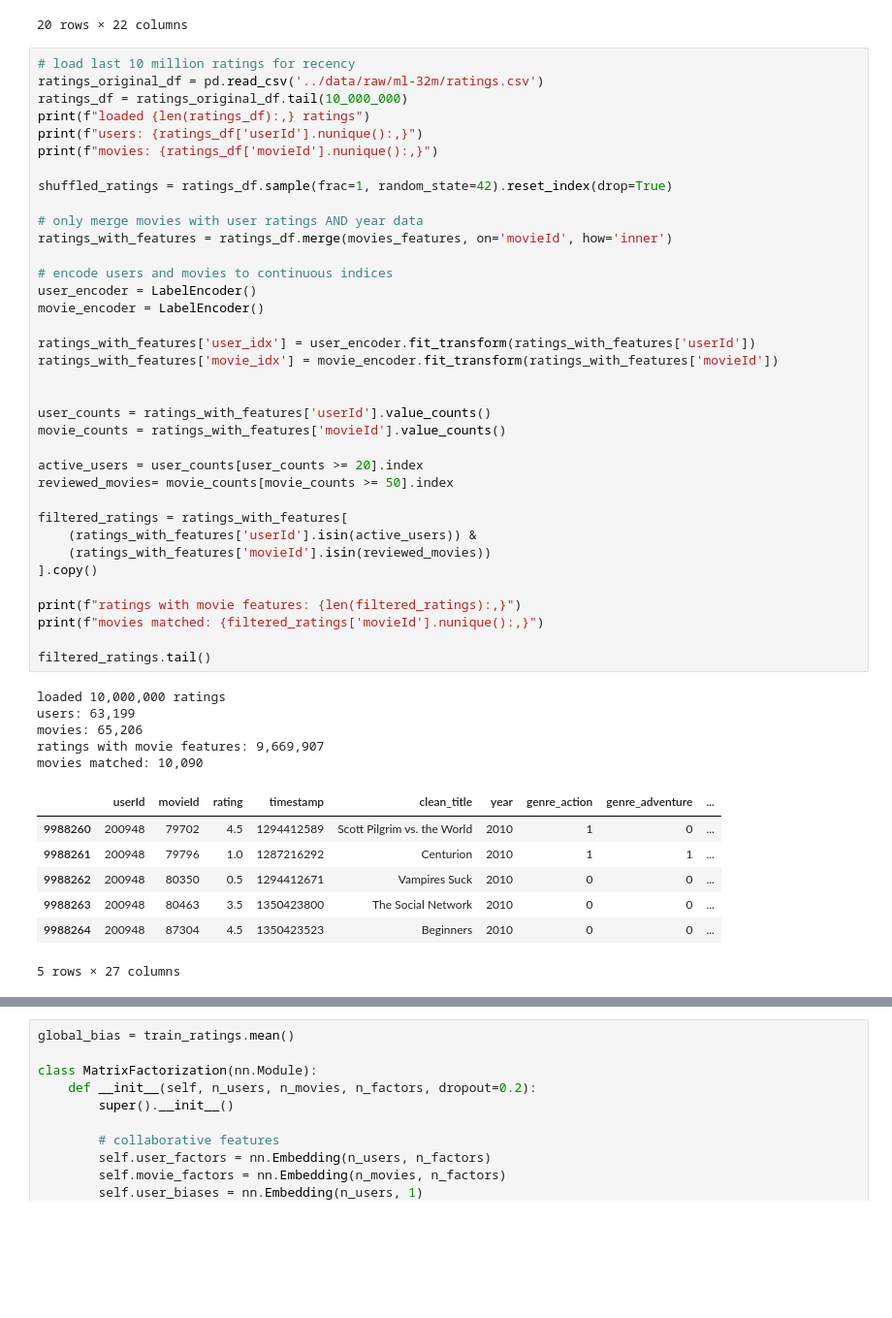
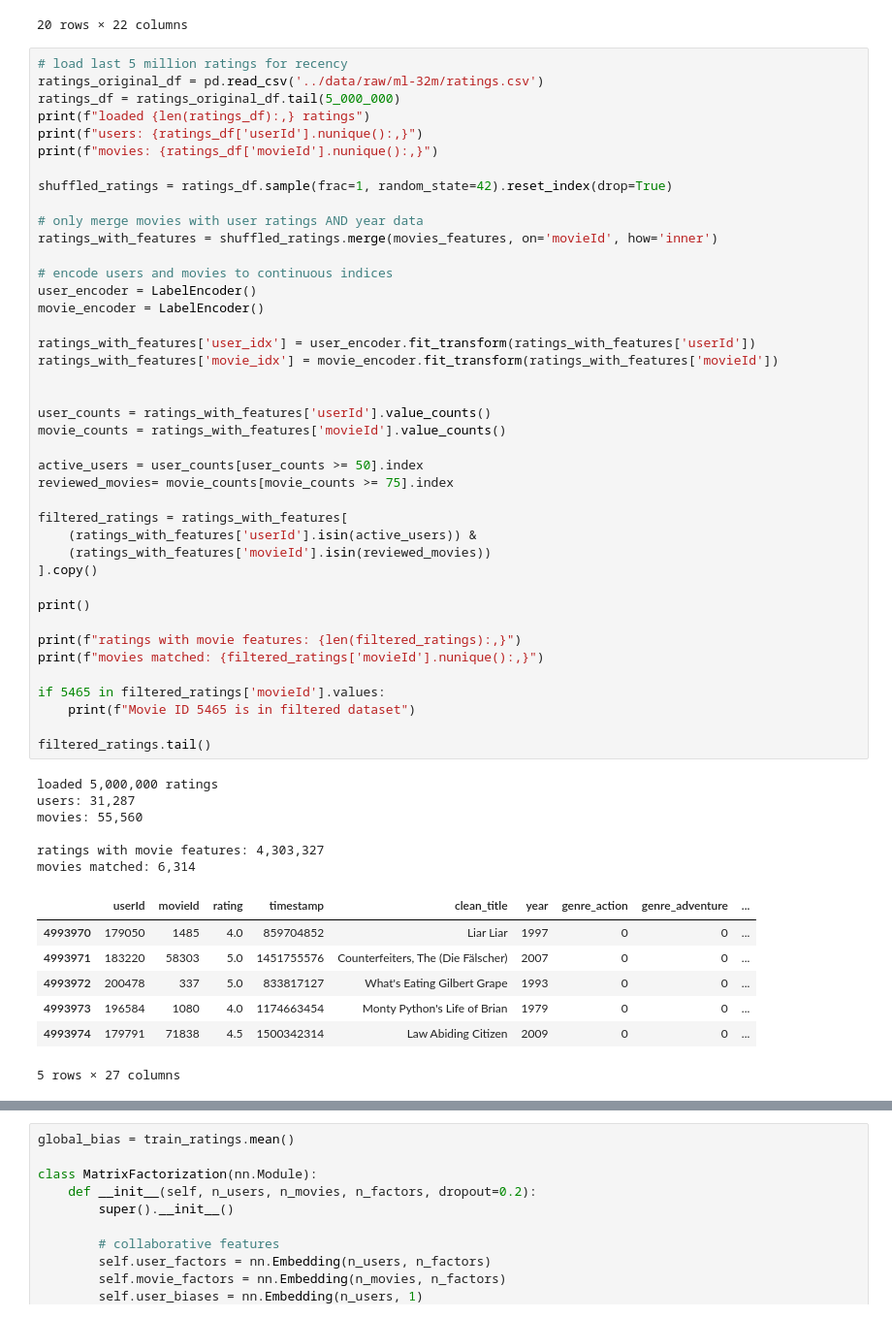
Before and after one commit to worldwidesuperstar/ether, a Jupyter notebook: backend/notebooks/06_full_dataset_training.ipynb, the cells around one changed output, grey strips where cells are left out. Shown: that part at 97% size. Drawn from its saved outputs; the diff is of its cells as text; blank space fills up the shorter version.

Commit message:
achieved 0.87 RMSE on 5M ratings

```diff
--- a/backend/notebooks/06_full_dataset_training.ipynb
+++ b/backend/notebooks/06_full_dataset_training.ipynb
@@ -83,53 +83,59 @@ movies with no genres: 6707
 | 19 | 20 | Money Train | 1995 | 1 | 0 | 0 | 0 | ... |
 20 rows × 22 columns
 # %%
-# load last 10 million ratings for recency
+# load last 5 million ratings for recency
 ratings_original_df = pd.read_csv('../data/raw/ml-32m/ratings.csv')
-ratings_df = ratings_original_df.tail(10_000_000)
+ratings_df = ratings_original_df.tail(5_000_000)
 print(f"loaded {len(ratings_df):,} ratings")
 print(f"users: {ratings_df['userId'].nunique():,}")
 print(f"movies: {ratings_df['movieId'].nunique():,}")
 
 shuffled_ratings = ratings_df.sample(frac=1, random_state=42).reset_index(drop=True)
 
 # only merge movies with user ratings AND year data
-ratings_with_features = ratings_df.merge(movies_features, on='movieId', how='inner')
+ratings_with_features = shuffled_ratings.merge(movies_features, on='movieId', how='inner')
 
 # encode users and movies to continuous indices
 user_encoder = LabelEncoder()
 movie_encoder = LabelEncoder()
 
 ratings_with_features['user_idx'] = user_encoder.fit_transform(ratings_with_features['userId'])
 ratings_with_features['movie_idx'] = movie_encoder.fit_transform(ratings_with_features['movieId'])
 
 
 user_counts = ratings_with_features['userId'].value_counts()
 movie_counts = ratings_with_features['movieId'].value_counts()
 
-active_users = user_counts[user_counts >= 20].index
-reviewed_movies= movie_counts[movie_counts >= 50].index
+active_users = user_counts[user_counts >= 50].index
+reviewed_movies= movie_counts[movie_counts >= 75].index
 
 filtered_ratings = ratings_with_features[
     (ratings_with_features['userId'].isin(active_users)) &
     (ratings_with_features['movieId'].isin(reviewed_movies))
 ].copy()
 
+print()
+
 print(f"ratings with movie features: {len(filtered_ratings):,}")
 print(f"movies matched: {filtered_ratings['movieId'].nunique():,}")
 
+if 5465 in filtered_ratings['movieId'].values:
+    print(f"Movie ID 5465 is in filtered dataset")
+
 filtered_ratings.tail()
 # %% [output]
-loaded 10,000,000 ratings
-users: 63,199
-movies: 65,206
-ratings with movie features: 9,669,907
-movies matched: 10,090
+loaded 5,000,000 ratings
+users: 31,287
+movies: 55,560
+
+ratings with movie features: 4,303,327
+movies matched: 6,314
 |  | userId | movieId | rating | timestamp | clean_title | year | genre_action | genre_adventure | ... |
-| 9988260 | 200948 | 79702 | 4.5 | 1294412589 | Scott Pilgrim vs. the World | 2010 | 1 | 0 | ... |
-| 9988261 | 200948 | 79796 | 1.0 | 1287216292 | Centurion | 2010 | 1 | 1 | ... |
-| 9988262 | 200948 | 80350 | 0.5 | 1294412671 | Vampires Suck | 2010 | 0 | 0 | ... |
-| 9988263 | 200948 | 80463 | 3.5 | 1350423800 | The Social Network | 2010 | 0 | 0 | ... |
-| 9988264 | 200948 | 87304 | 4.5 | 1350423523 | Beginners | 2010 | 0 | 0 | ... |
+| 4993970 | 179050 | 1485 | 4.0 | 859704852 | Liar Liar | 1997 | 0 | 0 | ... |
+| 4993971 | 183220 | 58303 | 5.0 | 1451755576 | Counterfeiters, The (Die Fälscher) | 2007 | 0 | 0 | ... |
+| 4993972 | 200478 | 337 | 5.0 | 833817127 | What's Eating Gilbert Grape | 1993 | 0 | 0 | ... |
+| 4993973 | 196584 | 1080 | 4.0 | 1174663454 | Monty Python's Life of Brian | 1979 | 0 | 0 | ... |
+| 4993974 | 179791 | 71838 | 4.5 | 1500342314 | Law Abiding Citizen | 2009 | 0 | 0 | ... |
 5 rows × 27 columns
 # %%
 n_users = len(user_encoder.classes_)
```
Also changed, not shown: parts of 5 cells of this notebook, 3 other files.
